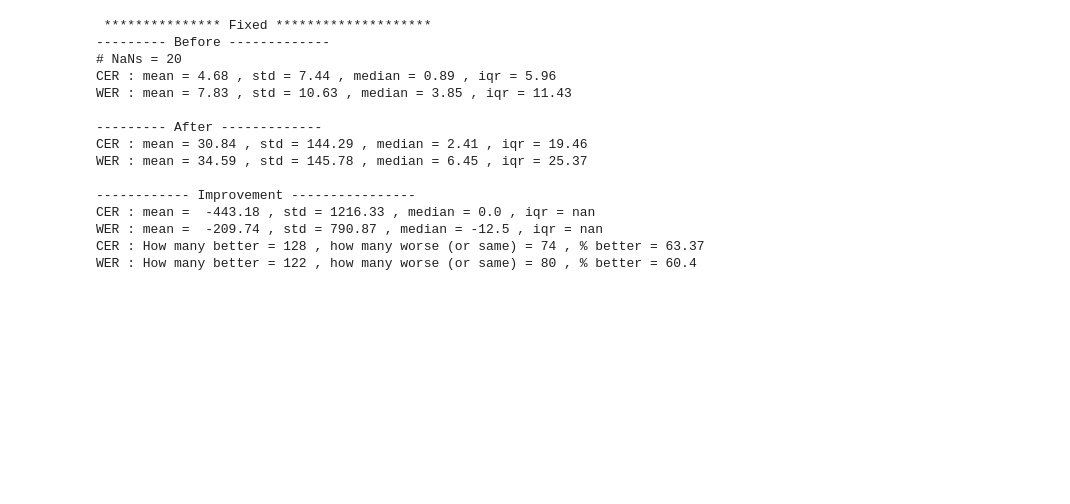
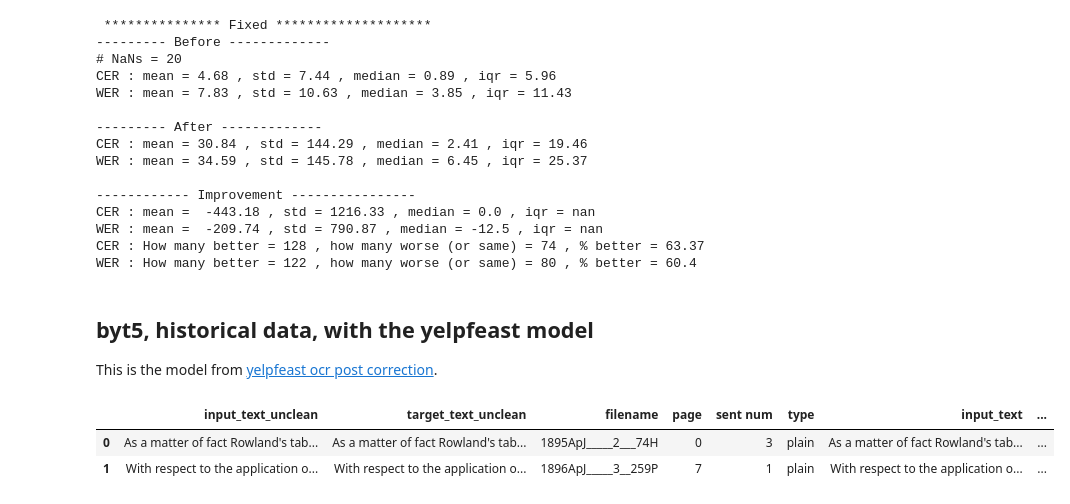
Before and after one commit to ReadingTimeMachine/ocr_post_correction, a Jupyter notebook: models/byt5/baseline_byt5_calcs.ipynb, the cells around one changed output. Cells and saved outputs as stored; diff of their text form; code cells hidden in the pictures; blank space fills up the shorter version.

Commit message:
untrained

```diff
--- a/models/byt5/baseline_byt5_calcs.ipynb
+++ b/models/byt5/baseline_byt5_calcs.ipynb
@@ -1390,3 +1139,21 @@ datnames = ['mean_cer_before','mean_wer_before','mean_cer_after','mean_wer_after
             'mean_cer_imp','mean_wer_imp','cerImp', 'werImp']
 for d,n in zip(dats,datnames):
     save_dat(save_dats_dir+names_start+n+'.dat',d,formatting='zfill',round_val=2)
+# %% [markdown]
+## byt5, historical data, with the yelpfeast model
+
+This is the model from [yelpfeast ocr post correction](https://huggingface.co/yelpfeast/byt5-base-english-ocr-correction).
+# %%
+# only words, byt5
+output_dir_inf = '/Users/jnaiman/Dropbox/wwt_image_extraction/OCRPostCorrection/inferences/historical_untrained/'
+
+ender = '_untrained' # untrained
+# %%
+inf_files = glob(output_dir_inf + '*'+ender+'.csv')
+inf_files.sort()
+for i,f in enumerate(inf_files):
+    d = pd.read_csv(f)
+    if i == 0: # first
+        df_byt5_words_untrained = d.copy()
+    else: # others
+        df_byt5_words_untrained = pd.concat([df_byt5_words_untrained,d],ignore_index=True)
@@ -1392,0 +1162,6 @@ for d,n in zip(dats,datnames):
+# %%
+df_byt5_words_untrained.head(n=2)
+# %% [output]
+|  | input_text_unclean | target_text_unclean | filename | page | sent num | type | input_text | ... |
+| 0 | As a matter of fact Rowland's tab... | As a matter of fact Rowland's tab... | 1895ApJ_____2___74H | 0 | 3 | plain | As a matter of fact Rowland's tab... | ... |
+| 1 | With respect to the application o... | With respect to the application o... | 1896ApJ_____3__259P | 7 | 1 | plain | With respect to the application o... | ... |
```
Also changed, not shown: parts of 8 cells of this notebook, 1 other file.
